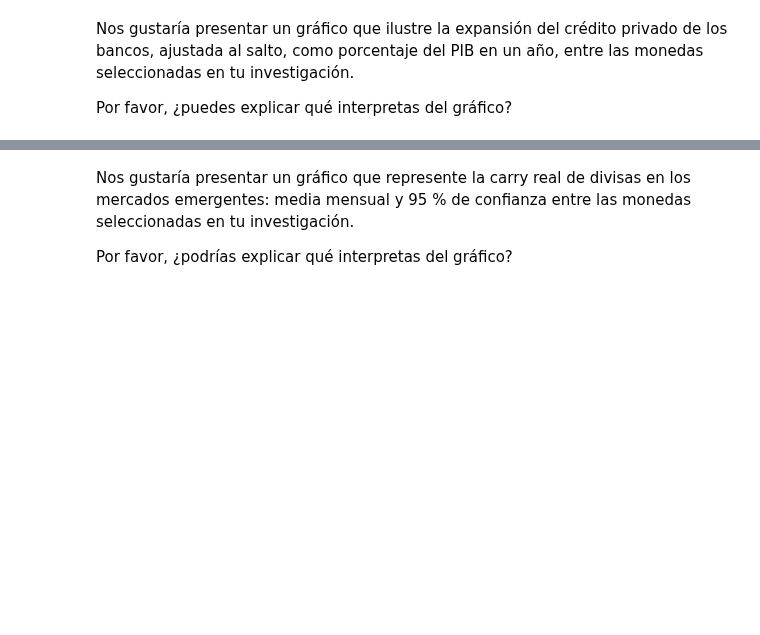
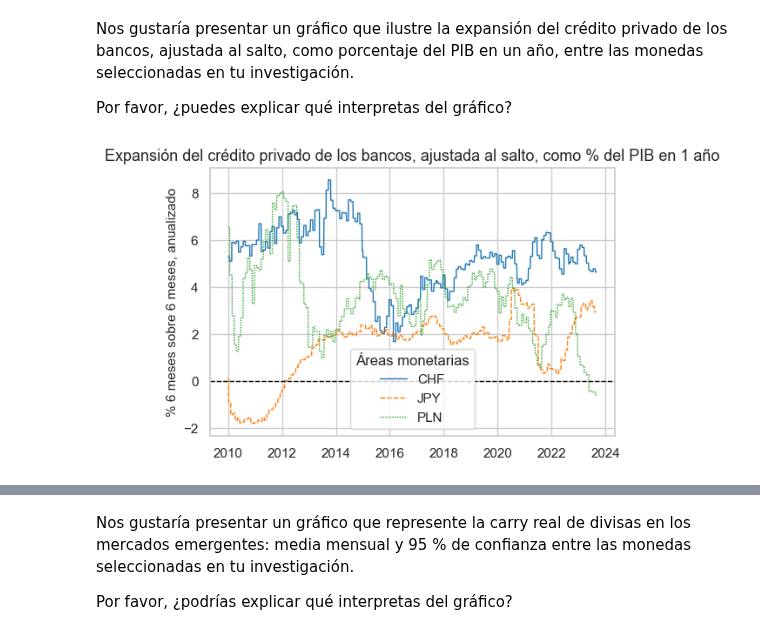
Before and after one commit to Xavi122323/Maestria-IA-Aplicada, a Jupyter notebook: Big data aplicada/tareaforecasting.ipynb, the cells around one changed output, grey strips where cells are left out. Cells and saved outputs as stored; diff of their text form; code cells hidden in the pictures; blank space fills up the shorter version.

```diff
--- a/Big data aplicada/tareaforecasting.ipynb
+++ b/Big data aplicada/tareaforecasting.ipynb
@@ -212,23 +214,25 @@ Nos gustaría presentar un gráfico que ilustre la expansión del crédito priva
 
 Por favor, ¿puedes explicar qué interpretas del gráfico?
 # %%
-cids_sel =
-filt1 = df['xcat'] ==
+cids_sel = ['JPY', 'CHF', 'PLN']
+filt1 = df['xcat'] == 'PCREDITGDP_SJA_D1M1ML12'
 filt2 = df['cid'].isin(cids_sel)  # elegir secciones transversales
 filt3 = df['real_date'] >= pd.to_datetime('2010-01-01')  # establecer fecha de inicio
 dfx = df[filt1 & filt2 & filt3]
 dfw = dfx.pivot(index=['real_date'], columns='cid', values='value')  # pivotar el marco de datos a la escala de tiempo común
 
 colors='tab10'
 sns.set_theme(style='whitegrid', rc={'figure.figsize':(6, 4)})
 ax = sns.lineplot(data=dfw, estimator=None, palette=colors, linewidth=1)
 
 plt.axhline(y=0, color='black', linestyle='--', lw=1)
 plt.title('Expansión del crédito privado de los bancos, ajustada al salto, como % del PIB en 1 año', fontsize=13)
 plt.xlabel('')  # set x-axis label
 plt.ylabel('% 6 meses sobre 6 meses, anualizado', fontsize=11)
 
 leg = ax.axes.get_legend()
 leg.set_title('Áreas monetarias')
 
 plt.show()
+# %% [output]
+[figure, added]
```
Also changed, not shown: parts of 6 cells of this notebook.
